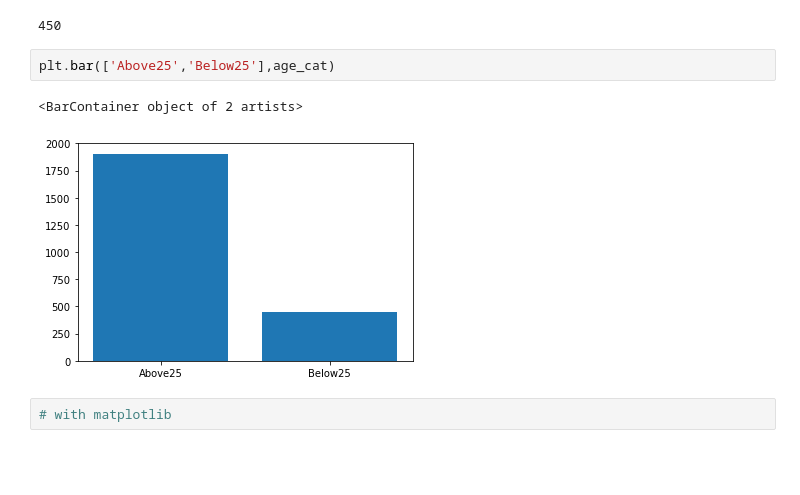
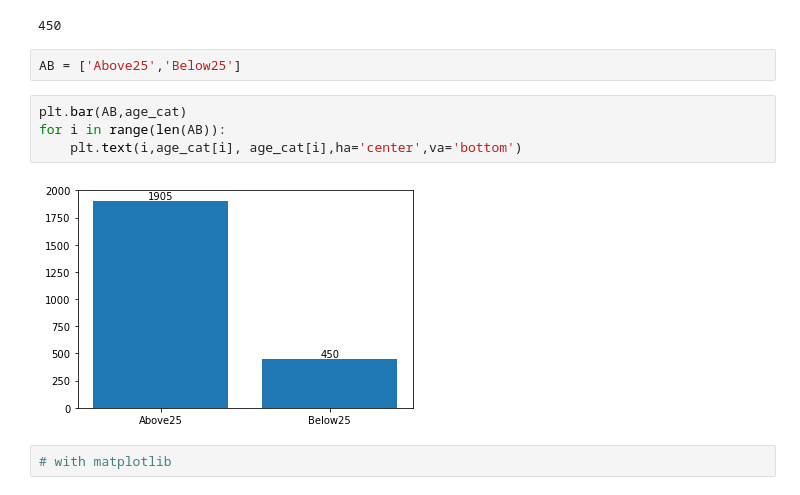
Before and after one commit to yasir5008/DS_-_ITF_Just_Working_Directory, a Jupyter notebook: DS_projects/DS_Assignments/DVwPY_Assignment_1_student.ipynb, the cells around one changed output. Drawn from its saved outputs; the diff is of its cells as text; blank space fills up the shorter version.

```diff
--- a/DS_projects/DS_Assignments/DVwPY_Assignment_1_student.ipynb
+++ b/DS_projects/DS_Assignments/DVwPY_Assignment_1_student.ipynb
@@ -145,10 +150,13 @@ B_25
 # %% [output]
 450
 # %%
-plt.bar(['Above25','Below25'],age_cat)
+AB = ['Above25','Below25']
-# %% [output]
-<BarContainer object of 2 artists>
-[figure, removed]
+# %%
+plt.bar(AB,age_cat)
+for i in range(len(AB)):
+    plt.text(i,age_cat[i], age_cat[i],ha='center',va='bottom')
+# %% [output]
+[figure, added]
 # %%
 # with matplotlib
 # %% [output]
```
Also changed, not shown: parts of 3 cells of this notebook.
